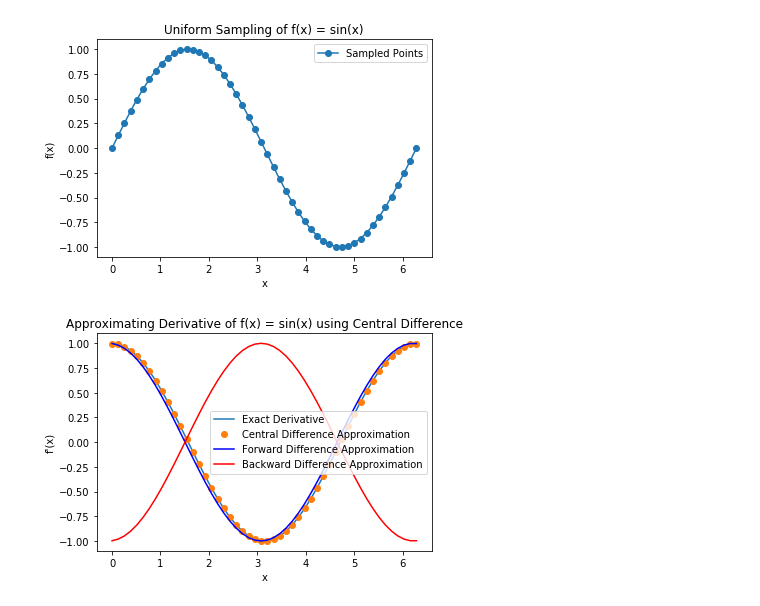
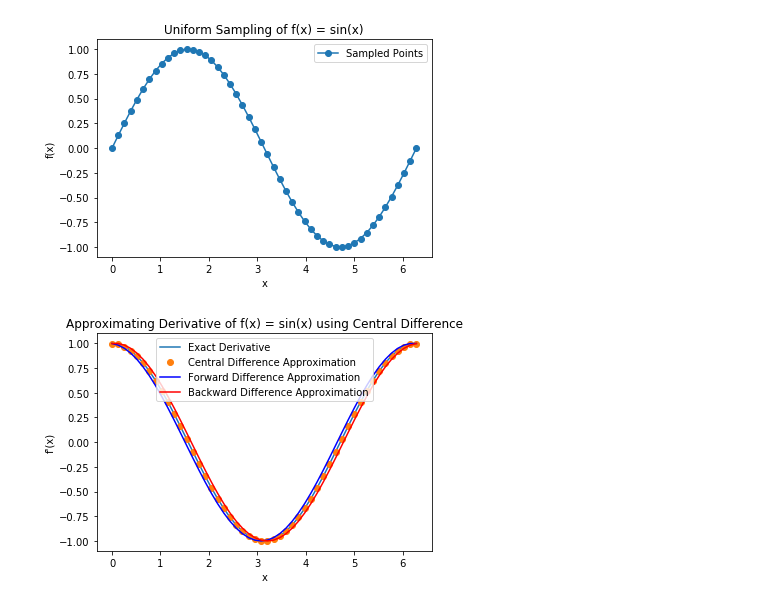
Before and after one commit to karthikgunaseelan/coe311k, a Jupyter notebook: classwork/kkg745-CH14.ipynb, the cells around one changed output. Saved outputs shown, nothing was run; the diff lists cells and outputs as text; code cells hidden in the pictures.

```diff
--- a/classwork/kkg745-CH14.ipynb
+++ b/classwork/kkg745-CH14.ipynb
@@ -23,28 +23,28 @@ plt.show()
 # %%
 # Step size
 h = (b - a) / (N - 1)
 
 # Step size
 h = (b - a) / (N - 1)
 
 # Central Difference Approximation for the derivative
 df_dxc = (f(x + h) - f(x - h)) / (2 * h)
 
 # Forward Difference Approximation for the derivative
 df_dxf = (f(x + h) - f(x)) / h
 
 #Backward Difference Approximation for the derivative
-df_dxb = (f(x) - f(x + h)) / h
+df_dxb = (f(x) - f(x - h)) / h
 
 # Plot the approximation and the true derivative
 plt.plot(x, np.cos(x), label='Exact Derivative')
 plt.plot(x, df_dxc, 'o', label='Central Difference Approximation')
 plt.plot(x, df_dxf, 'b', label='Forward Difference Approximation')
 plt.plot(x, df_dxb, 'r', label='Backward Difference Approximation')
 plt.xlabel('x')
 plt.ylabel("f'(x)")
 plt.title("Approximating Derivative of f(x) = sin(x) using Central Difference")
 plt.legend()
 plt.show()
 # %% [output]
-[figure, old version]
+[figure, new version]
```
